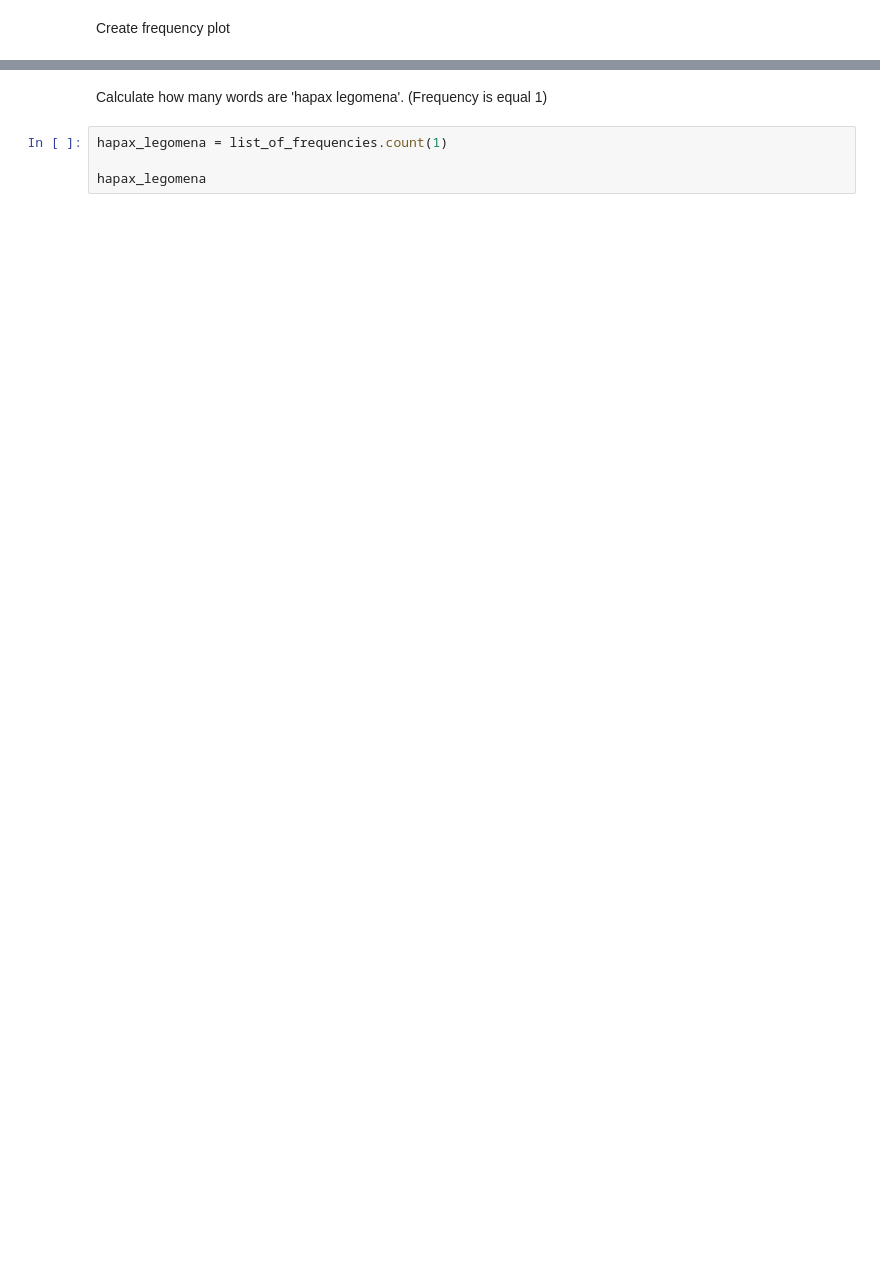
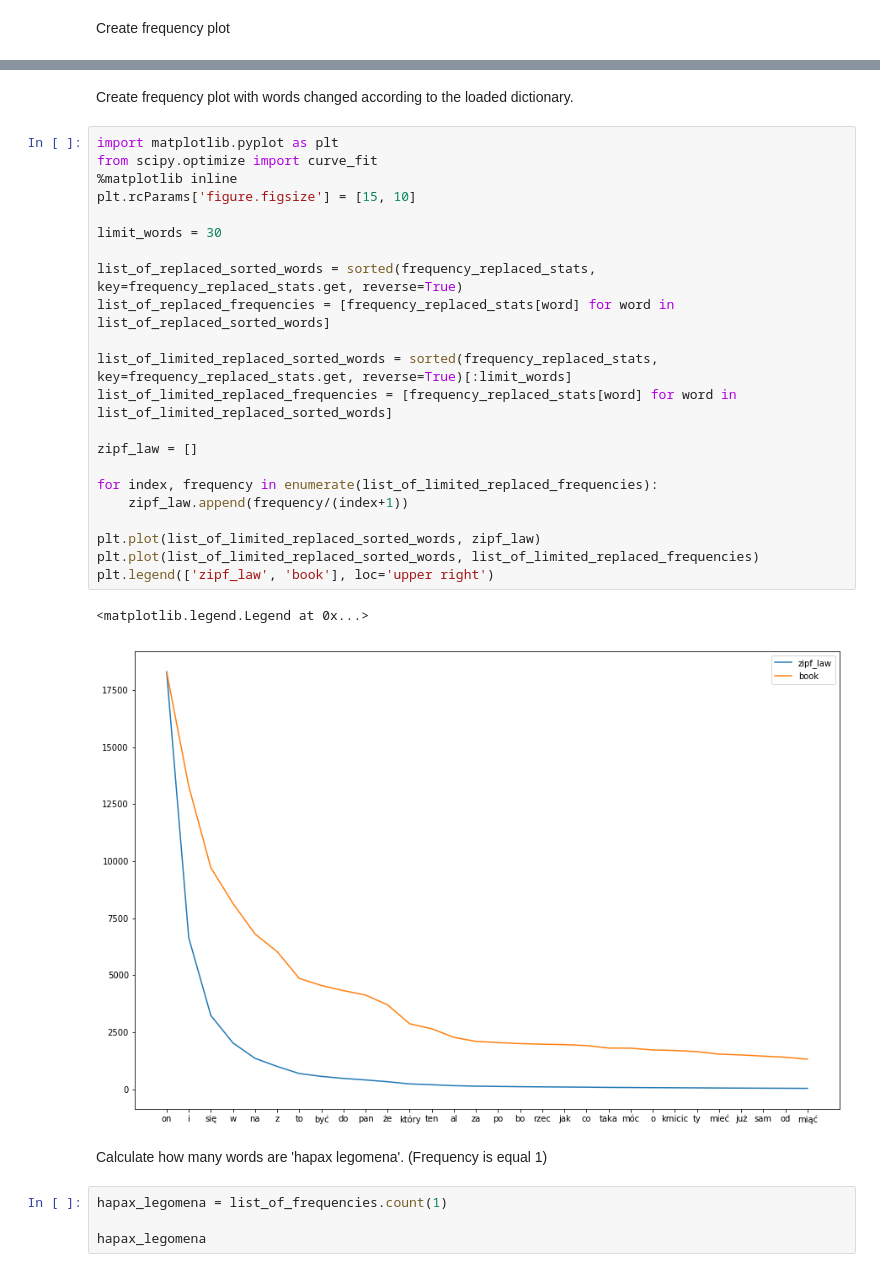
Before and after one commit to KordianD/NLP, a Jupyter notebook: Lab2/Untitled.ipynb, the cells around one changed output, grey strips where cells are left out. Drawn from its saved outputs; the diff is of its cells as text; blank space fills up the shorter version.

```diff
--- a/Lab2/Untitled.ipynb
+++ b/Lab2/Untitled.ipynb
@@ -60,3 +87,30 @@ plt.legend(['zipf_law', 'book'], loc='upper right')
+# %% [markdown]
+Create frequency plot with words changed according to the loaded dictionary.
+# %%
+import matplotlib.pyplot as plt
+from scipy.optimize import curve_fit
+%matplotlib inline
+plt.rcParams['figure.figsize'] = [15, 10]
+
+limit_words = 30
+
+list_of_replaced_sorted_words = sorted(frequency_replaced_stats, key=frequency_replaced_stats.get, reverse=True)
+list_of_replaced_frequencies = [frequency_replaced_stats[word] for word in list_of_replaced_sorted_words]
+
+list_of_limited_replaced_sorted_words = sorted(frequency_replaced_stats, key=frequency_replaced_stats.get, reverse=True)[:limit_words]
+list_of_limited_replaced_frequencies = [frequency_replaced_stats[word] for word in list_of_limited_replaced_sorted_words]
+
+zipf_law = []
+
+for index, frequency in enumerate(list_of_limited_replaced_frequencies):
+    zipf_law.append(frequency/(index+1))
+
+plt.plot(list_of_limited_replaced_sorted_words, zipf_law)
+plt.plot(list_of_limited_replaced_sorted_words, list_of_limited_replaced_frequencies)
+plt.legend(['zipf_law', 'book'], loc='upper right')
+# %% [output]
+<matplotlib.legend.Legend at 0x...>
+[figure, added]
 # %% [markdown]
 Calculate how many words are 'hapax legomena'. (Frequency is equal 1)
 # %%
```
Also changed, not shown: parts of 14 cells of this notebook, 5 other files.
